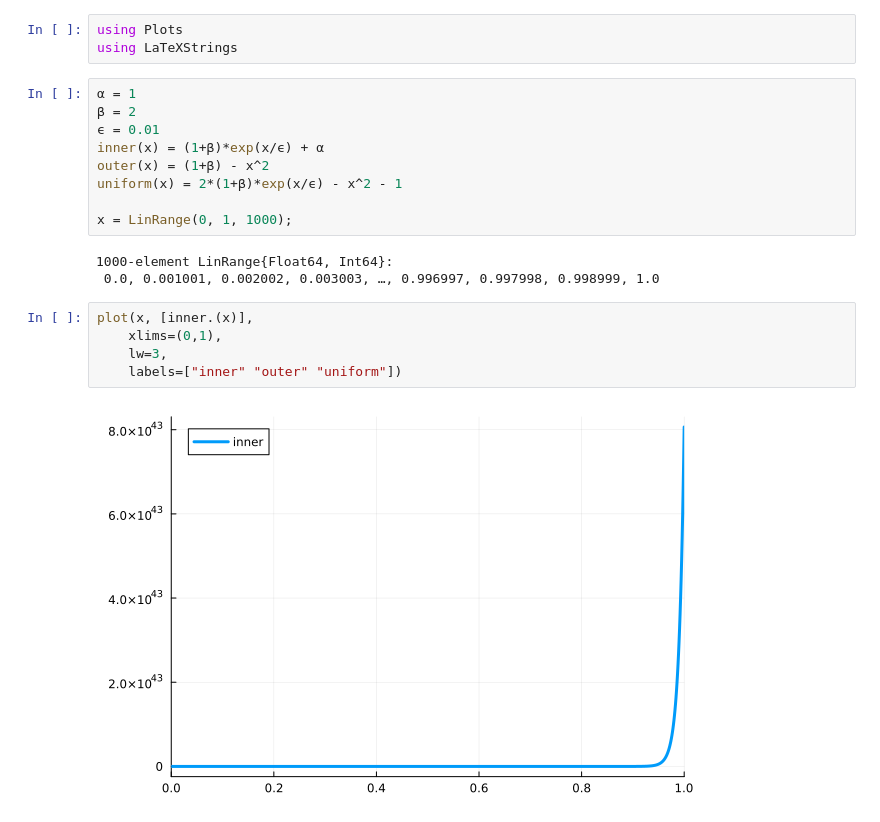
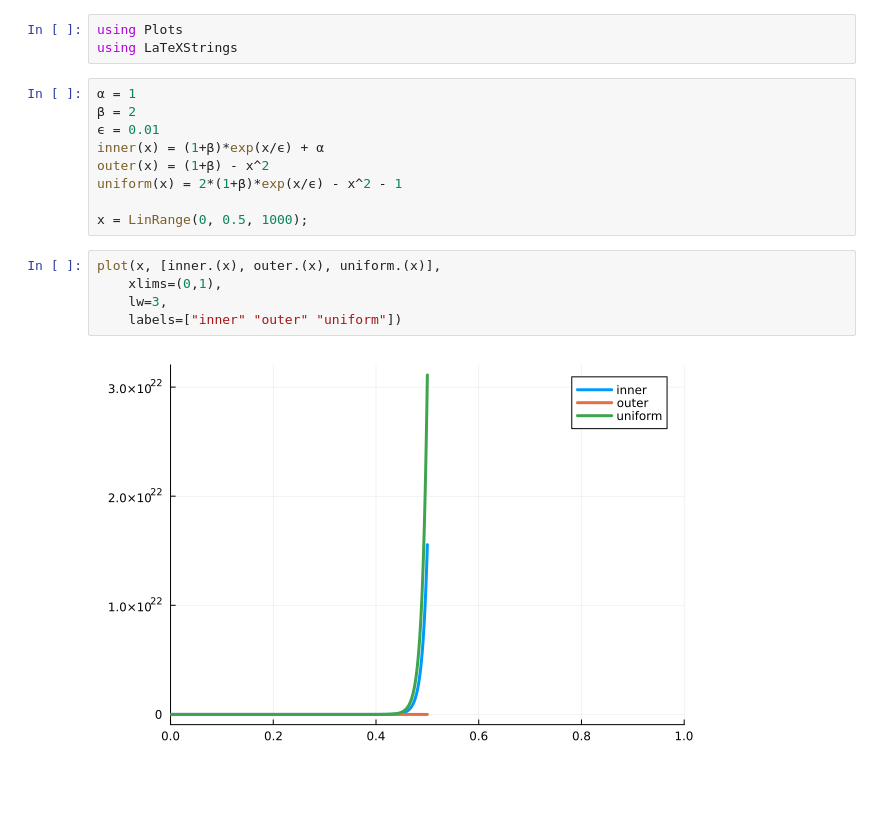
Before and after one commit to bradyelster/JuliaFiles, a Jupyter notebook: Aero/hw5/prob2.ipynb, the cells around one changed output. Saved outputs shown, nothing was run; the diff lists cells and outputs as text; blank space fills up the shorter version.

Commit message:
completed exam 1 and made plots

```diff
--- a/Aero/hw5/prob2.ipynb
+++ b/Aero/hw5/prob2.ipynb
@@ -9,14 +9,11 @@ inner(x) = (1+β)*exp(x/ϵ) + α
 outer(x) = (1+β) - x^2
 uniform(x) = 2*(1+β)*exp(x/ϵ) - x^2 - 1
 
-x = LinRange(0, 1, 1000);
+x = LinRange(0, 0.5, 1000);
-# %% [output]
-1000-element LinRange{Float64, Int64}:
- 0.0, 0.001001, 0.002002, 0.003003, …, 0.996997, 0.997998, 0.998999, 1.0
 # %%
-plot(x, [inner.(x)],
+plot(x, [inner.(x), outer.(x), uniform.(x)],
     xlims=(0,1),
     lw=3,
     labels=["inner" "outer" "uniform"])
 # %% [output]
-[figure, old version]
+[figure, new version]
```
Also changed, not shown: 4 other files.
